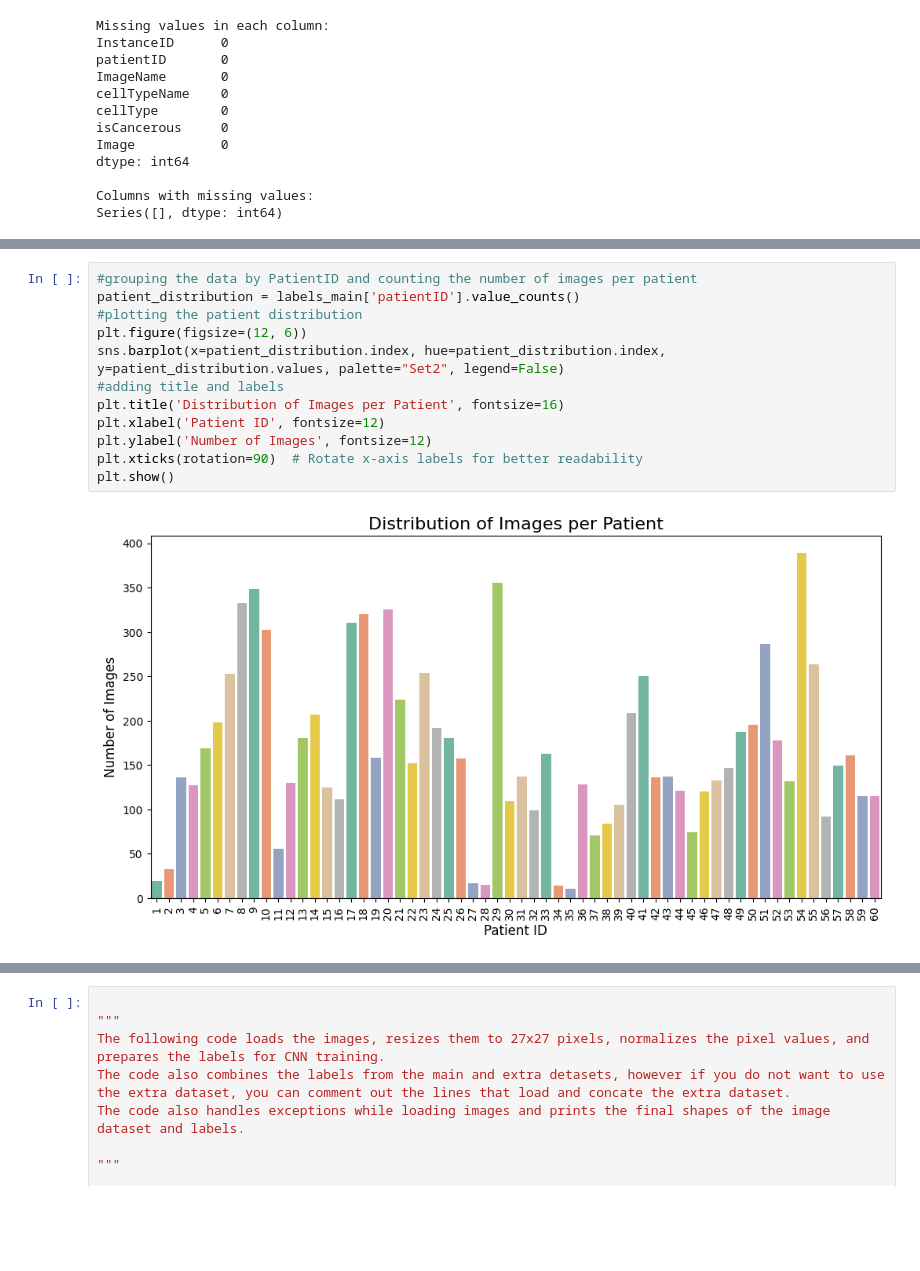
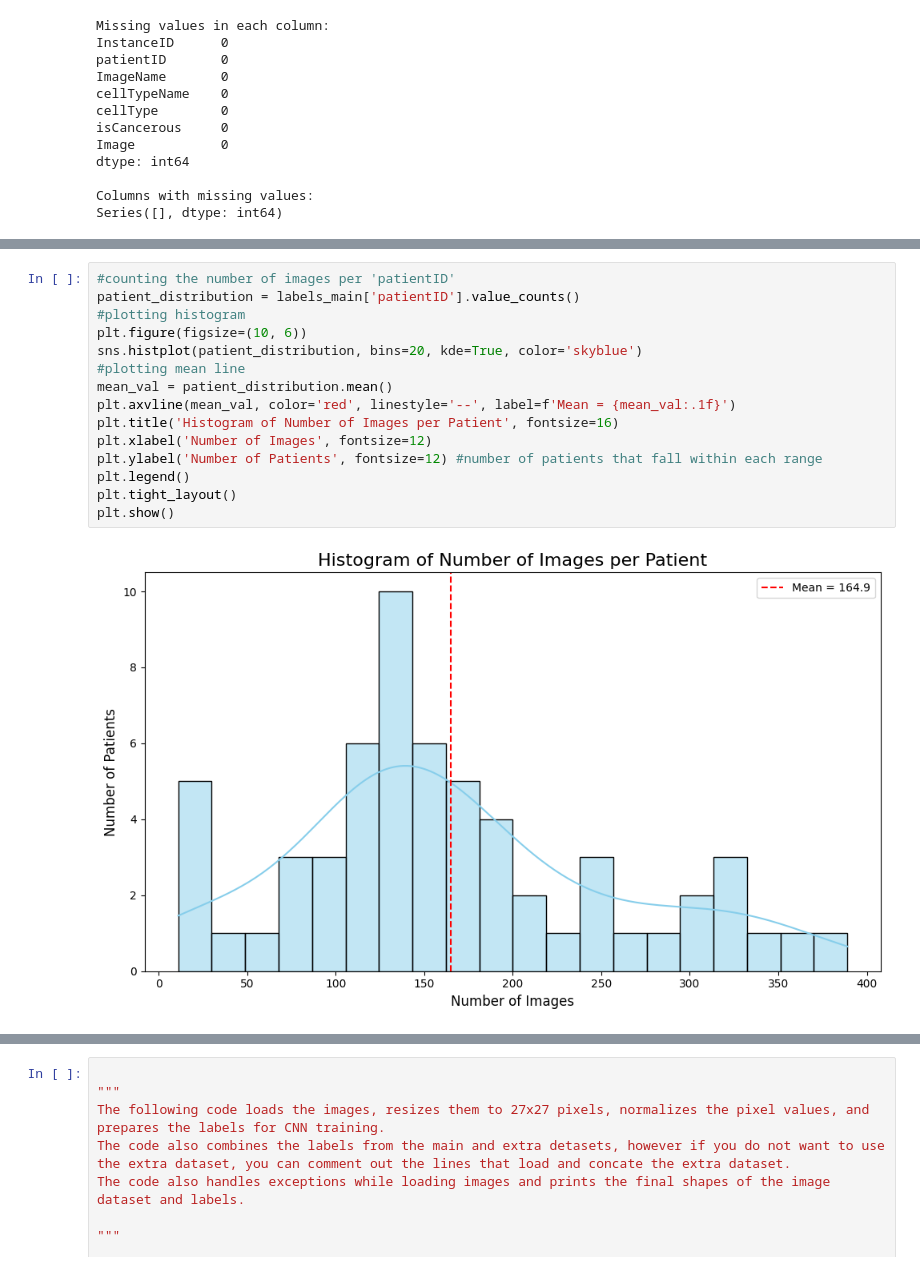
Before and after one commit to sheikhmunim/cml_assignment2, a Jupyter notebook: assignment_2.ipynb, the cells around one changed output, grey strips where cells are left out. Saved outputs shown, nothing was run; the diff lists cells and outputs as text; blank space fills up the shorter version.

```diff
--- a/assignment_2.ipynb
+++ b/assignment_2.ipynb
@@ -245,15 +321,18 @@ plot_pixel_intensity_distribution(sample_images, title="Pixel Intensity Distribu
 # %%
-#grouping the data by PatientID and counting the number of images per patient
+#counting the number of images per 'patientID'
 patient_distribution = labels_main['patientID'].value_counts()
-#plotting the patient distribution
-plt.figure(figsize=(12, 6))
-sns.barplot(x=patient_distribution.index, hue=patient_distribution.index, y=patient_distribution.values, palette="Set2", legend=False)
-#adding title and labels
-plt.title('Distribution of Images per Patient', fontsize=16)
-plt.xlabel('Patient ID', fontsize=12)
-plt.ylabel('Number of Images', fontsize=12)
-plt.xticks(rotation=90)  # Rotate x-axis labels for better readability
+#plotting histogram
+plt.figure(figsize=(10, 6))
+sns.histplot(patient_distribution, bins=20, kde=True, color='skyblue')
+#plotting mean line
+mean_val = patient_distribution.mean()
+plt.axvline(mean_val, color='red', linestyle='--', label=f'Mean = {mean_val:.1f}')
+plt.title('Histogram of Number of Images per Patient', fontsize=16)
+plt.xlabel('Number of Images', fontsize=12)
+plt.ylabel('Number of Patients', fontsize=12) #number of patients that fall within each range
+plt.legend()
+plt.tight_layout()
 plt.show()
 # %% [output]
-[figure, old version]
+[figure, new version]
 # %%
```
Also changed, not shown: parts of 22 cells of this notebook, 2 other files.
